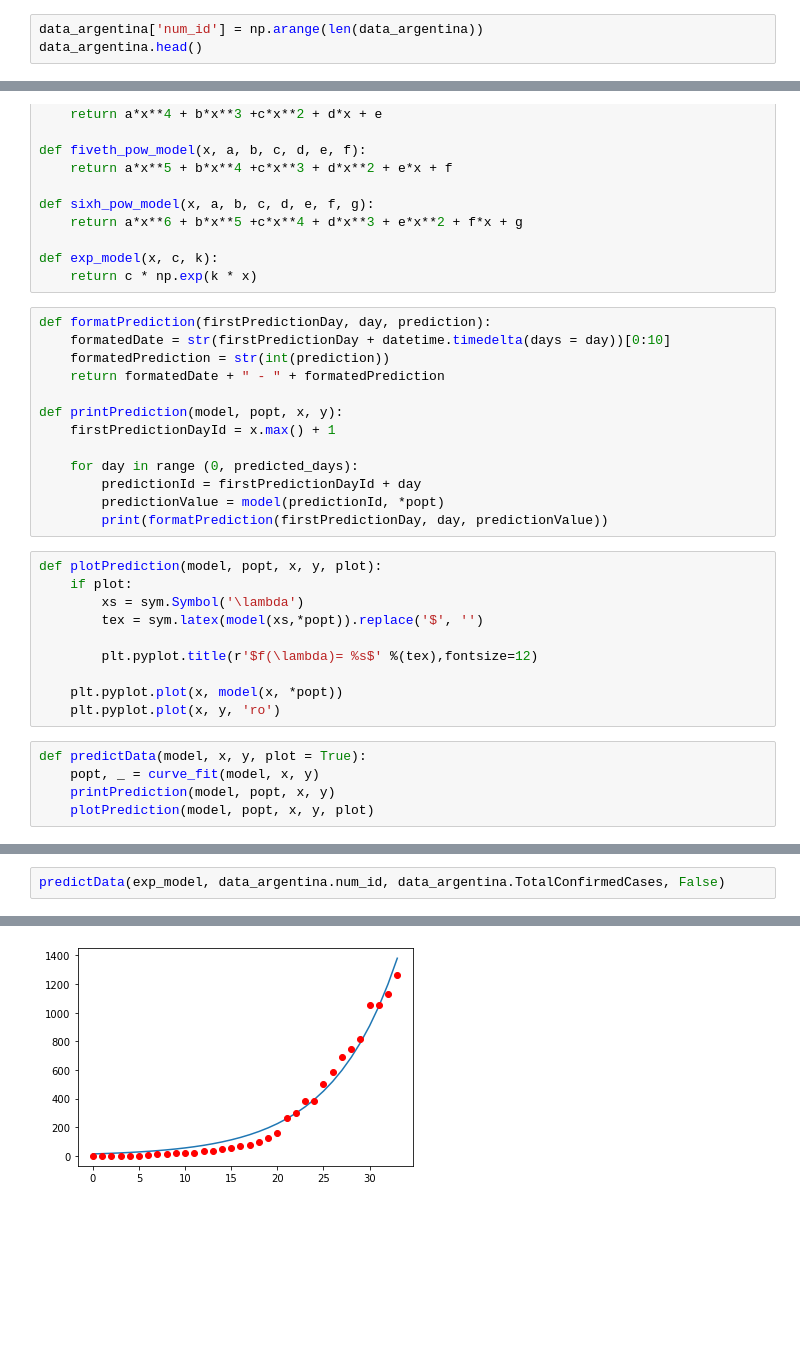
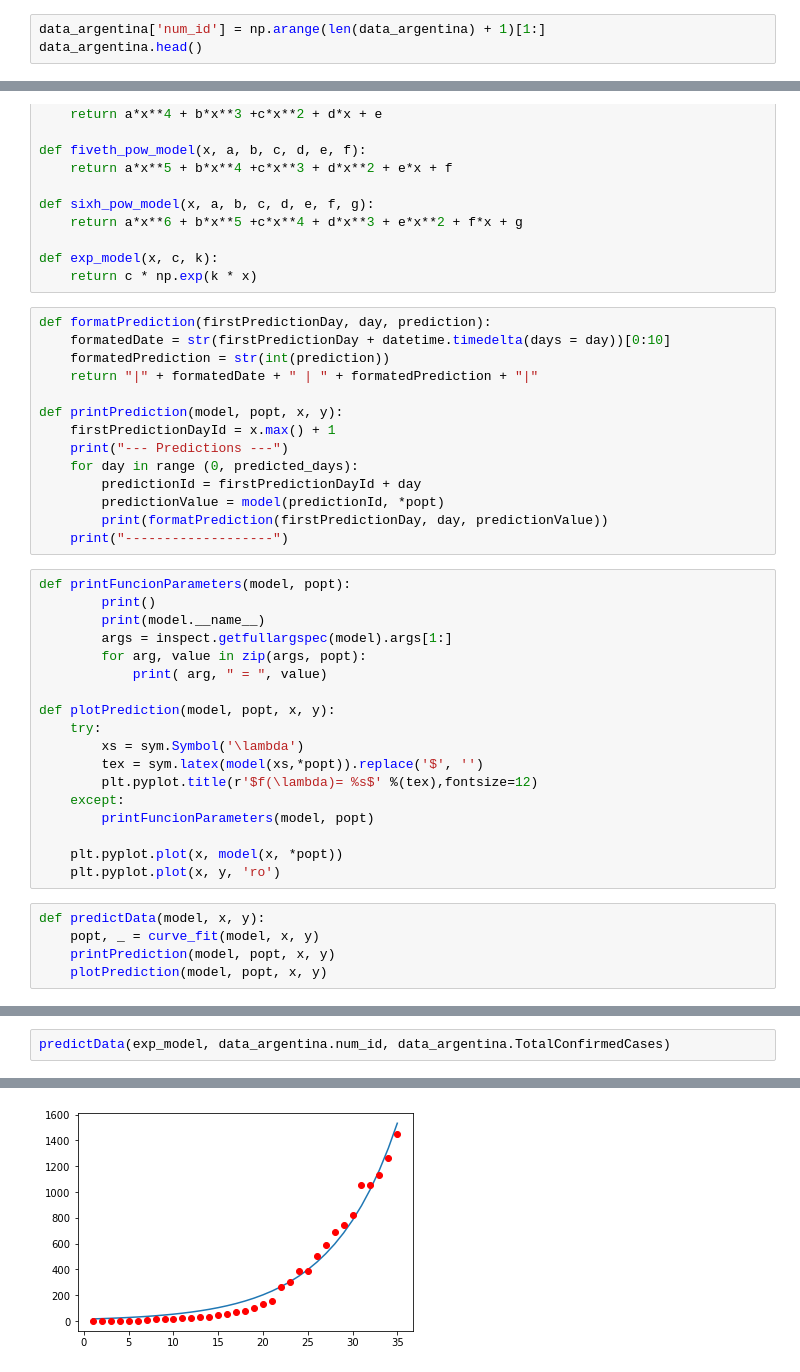
Before and after one commit to lprone/coronavirus, a Jupyter notebook: coronavirus-argentina.ipynb, the cells around one changed output, grey strips where cells are left out. Cells and saved outputs as stored; diff of their text form; blank space fills up the shorter version.

Commit message:
updated print predictions and plot title

```diff
--- a/coronavirus-argentina.ipynb
+++ b/coronavirus-argentina.ipynb
@@ -148,7 +149,7 @@ data_argentina.NewDeathCases.plot(figsize=(17, 5), legend=True)
 predicted_days = 7
 firstPredictionDay = data_argentina.index[-1] + datetime.timedelta(days = 1)
 # %%
-data_argentina['num_id'] = np.arange(len(data_argentina))
+data_argentina['num_id'] = np.arange(len(data_argentina) + 1)[1:]
 data_argentina.head()
 # %% [output]
 | Date | TotalConfirmedCases | NewConfirmedCases | TotalDeathCases | NewDeathCases | num_id |
@@ -179,30 +180,39 @@ def exp_model(x, c, k):
 def formatPrediction(firstPredictionDay, day, prediction):
     formatedDate = str(firstPredictionDay + datetime.timedelta(days = day))[0:10]
     formatedPrediction = str(int(prediction))
-    return formatedDate + " - " + formatedPrediction
+    return "|" + formatedDate + " | " + formatedPrediction + "|"
 
 def printPrediction(model, popt, x, y):
     firstPredictionDayId = x.max() + 1
-
+    print("--- Predictions ---")
     for day in range (0, predicted_days):
         predictionId = firstPredictionDayId + day
         predictionValue = model(predictionId, *popt)
         print(formatPrediction(firstPredictionDay, day, predictionValue))
+    print("-------------------")
 # %%
-def plotPrediction(model, popt, x, y, plot):
-    if plot:
+def printFuncionParameters(model, popt):
+        print()
+        print(model.__name__)
+        args = inspect.getfullargspec(model).args[1:]
+        for arg, value in zip(args, popt):
+            print( arg, " = ", value)
+
+def plotPrediction(model, popt, x, y):
+    try:
         xs = sym.Symbol('\lambda')
         tex = sym.latex(model(xs,*popt)).replace('$', '')
-
         plt.pyplot.title(r'$f(\lambda)= %s$' %(tex),fontsize=12)
+    except:
+        printFuncionParameters(model, popt)
 
     plt.pyplot.plot(x, model(x, *popt))
     plt.pyplot.plot(x, y, 'ro')
 # %%
-def predictData(model, x, y, plot = True):
+def predictData(model, x, y):
     popt, _ = curve_fit(model, x, y)
     printPrediction(model, popt, x, y)
-    plotPrediction(model, popt, x, y, plot)
+    plotPrediction(model, popt, x, y)
 # %%
 predictData(cuadratic_model, data_argentina.num_id, data_argentina.TotalConfirmedCases)
 # %% [output]
@@ -261,3 +281,3 @@ predictData(sixh_pow_model, data_argentina.num_id, data_argentina.TotalConfirmed
 # %%
-predictData(exp_model, data_argentina.num_id, data_argentina.TotalConfirmedCases, False)
+predictData(exp_model, data_argentina.num_id, data_argentina.TotalConfirmedCases)
 # %% [output]
@@ -271 +297 @@ predictData(exp_model, data_argentina.num_id, data_argentina.TotalConfirmedCases
-[figure, old version]
+[figure, new version]
```
Also changed, not shown: parts of 15 cells of this notebook.
